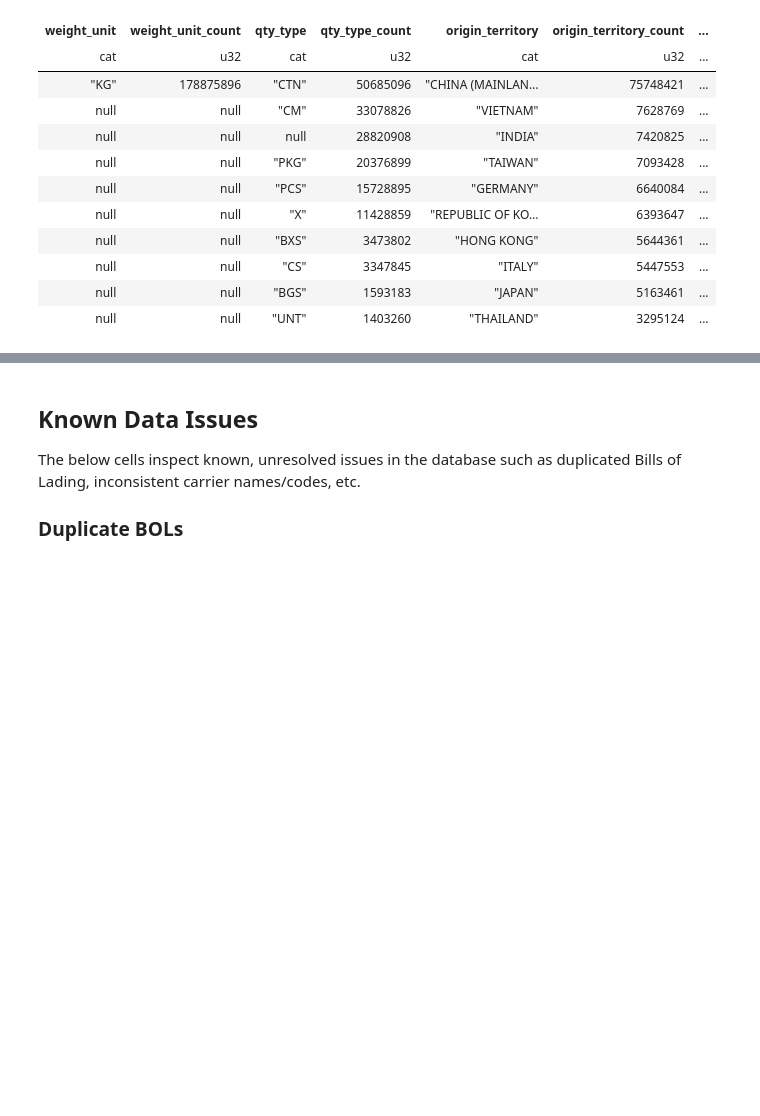
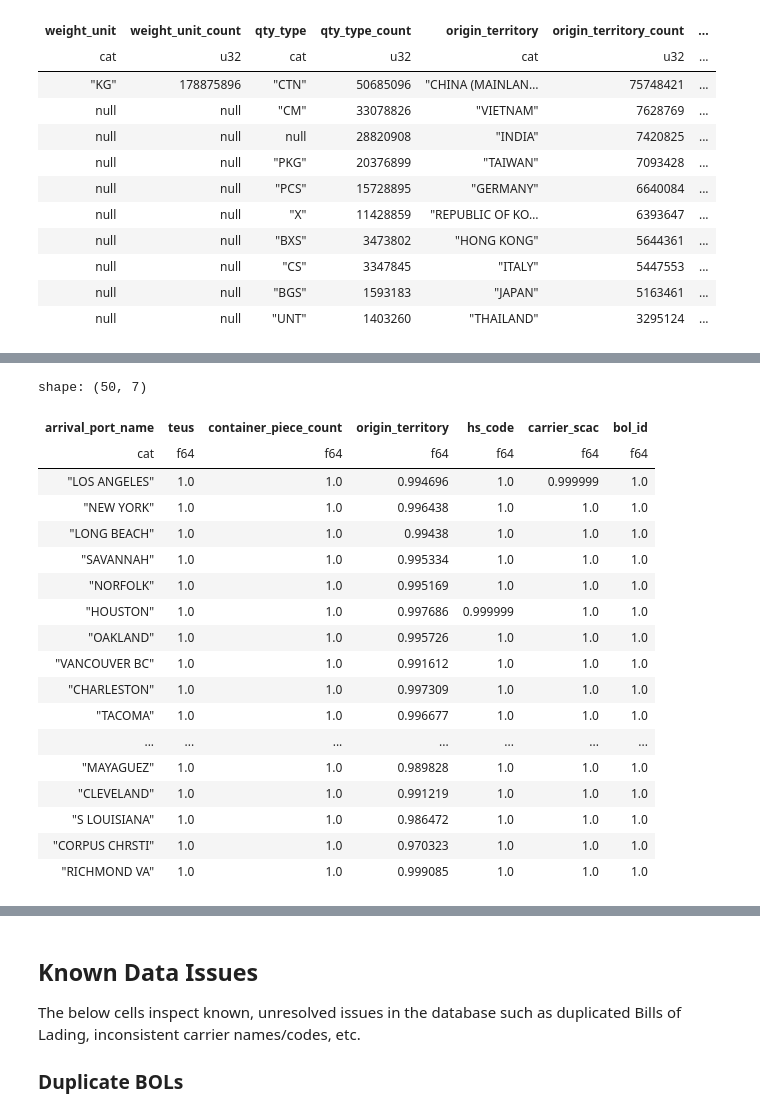
Before and after one commit to epistemetrica/PIERS-Data-Project, a Jupyter notebook: piers_explore.ipynb, the cells around one changed output, grey strips where cells are left out. Saved outputs shown, nothing was run; the diff lists cells and outputs as text; code cells hidden in the pictures; blank space fills up the shorter version.

```diff
--- a/piers_explore.ipynb
+++ b/piers_explore.ipynb
@@ -209,0 +240,53 @@ shape: (10, 20)
+# %%
+def count2w(data_lzdf, groupby_colname, counts_colnames, reference_colname, limit=50):
+    '''
+    Creates a dataframe showing two-way counts of the variables passed.
+    INPUT:
+        data_lzdf - a polars lazyframe containing the relevant data
+        groupby_colname - the column name to group by
+        counts_colnames - a list of column names
+        reference_colname - the reference column. The resultant dataframe will be sorted (descending) and normalized by this column.
+                    note: reference_colname must appear in the counts_colnames list.
+    OUTPUT:
+        count2w_df - a polars dataframe with the normalized two-way counts for each variable
+    Depends on:
+        polars
+    '''
+    counts2w_df = (
+        data_lzdf
+        .group_by(groupby_colname)
+        .agg([
+            pl.col(col).count() for col in counts_colnames
+        ])
+        .sort(reference_colname, descending=True)
+        .limit(limit)
+        .select([pl.col(groupby_colname)]+[pl.col(col)/pl.col(reference_colname) for col in counts_colnames])
+        .collect()
+    )
+    return counts2w_df
+# %%
+count2w(imports_lzdf,
+        groupby_colname='arrival_port_name',
+        counts_colnames=['teus', 'container_piece_count', 'origin_territory', 'hs_code', 'carrier_scac', 'bol_id'],
+        reference_colname='bol_id',
+        limit=50)
+# %% [output]
+shape: (50, 7)
+| arrival_port_name | teus | container_piece_count | origin_territory | hs_code | carrier_scac | bol_id |
+| cat | f64 | f64 | f64 | f64 | f64 | f64 |
+| "LOS ANGELES" | 1.0 | 1.0 | 0.994696 | 1.0 | 0.999999 | 1.0 |
+| "NEW YORK" | 1.0 | 1.0 | 0.996438 | 1.0 | 1.0 | 1.0 |
+| "LONG BEACH" | 1.0 | 1.0 | 0.99438 | 1.0 | 1.0 | 1.0 |
+| "SAVANNAH" | 1.0 | 1.0 | 0.995334 | 1.0 | 1.0 | 1.0 |
+| "NORFOLK" | 1.0 | 1.0 | 0.995169 | 1.0 | 1.0 | 1.0 |
+| "HOUSTON" | 1.0 | 1.0 | 0.997686 | 0.999999 | 1.0 | 1.0 |
+| "OAKLAND" | 1.0 | 1.0 | 0.995726 | 1.0 | 1.0 | 1.0 |
+| "VANCOUVER BC" | 1.0 | 1.0 | 0.991612 | 1.0 | 1.0 | 1.0 |
+| "CHARLESTON" | 1.0 | 1.0 | 0.997309 | 1.0 | 1.0 | 1.0 |
+| "TACOMA" | 1.0 | 1.0 | 0.996677 | 1.0 | 1.0 | 1.0 |
+| ... | ... | ... | ... | ... | ... | ... |
+| "MAYAGUEZ" | 1.0 | 1.0 | 0.989828 | 1.0 | 1.0 | 1.0 |
+| "CLEVELAND" | 1.0 | 1.0 | 0.991219 | 1.0 | 1.0 | 1.0 |
+| "S LOUISIANA" | 1.0 | 1.0 | 0.986472 | 1.0 | 1.0 | 1.0 |
+| "CORPUS CHRSTI" | 1.0 | 1.0 | 0.970323 | 1.0 | 1.0 | 1.0 |
+| "RICHMOND VA" | 1.0 | 1.0 | 0.999085 | 1.0 | 1.0 | 1.0 |
```
Also changed, not shown: parts of 10 cells of this notebook.
